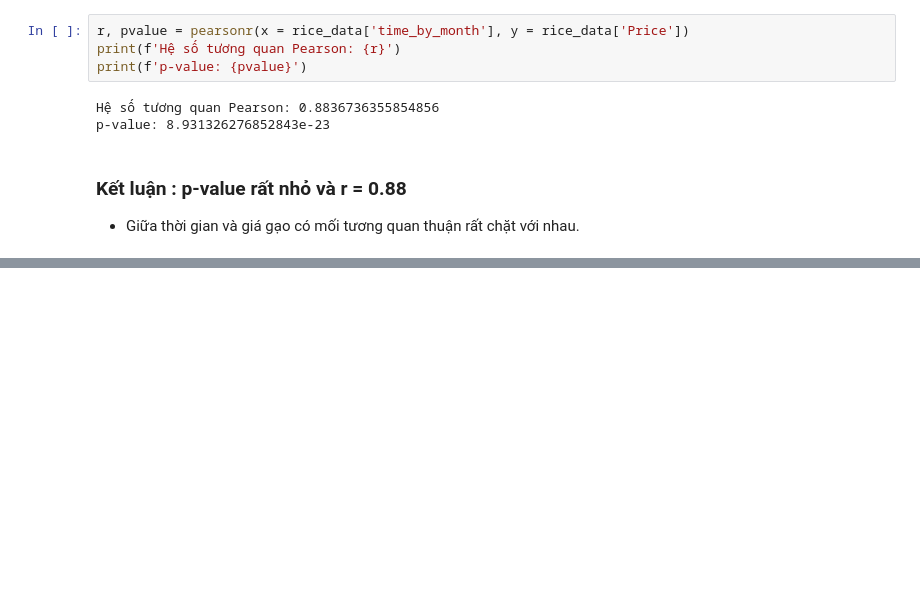
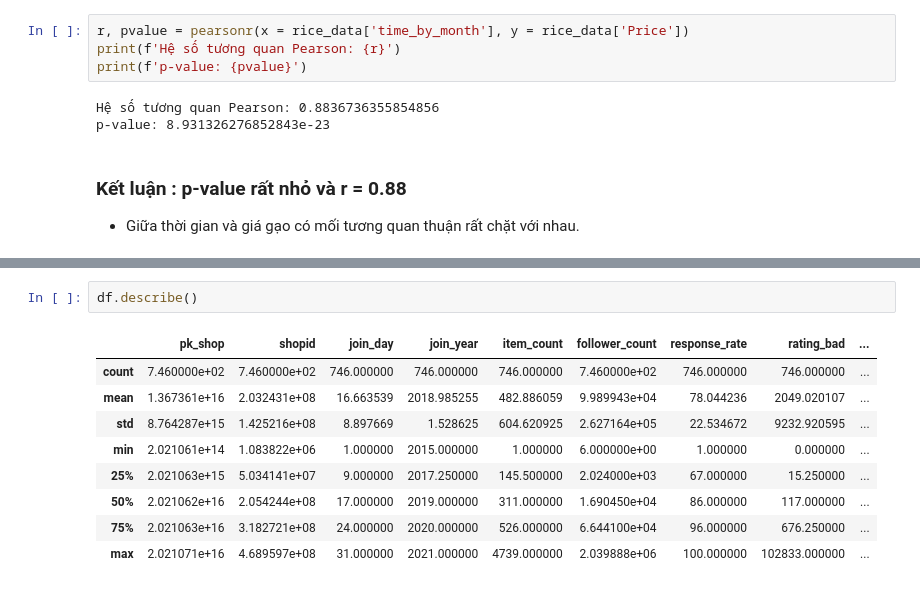
Before and after one commit to ShinNgao12/CodeGym_DA, a Jupyter notebook: Demo_KiemDinhTuongQuan.ipynb, the cells around one changed output, grey strips where cells are left out. Cells and saved outputs as stored; diff of their text form; blank space fills up the shorter version.

```diff
--- a/Demo_KiemDinhTuongQuan.ipynb
+++ b/Demo_KiemDinhTuongQuan.ipynb
@@ -76,0 +89,12 @@ p-value: 8.931326276852843e-23
+# %%
+df.describe()
+# %% [output]
+|  | pk_shop | shopid | join_day | join_year | item_count | follower_count | response_rate | rating_bad | ... |
+| count | 7.460000e+02 | 7.460000e+02 | 746.000000 | 746.000000 | 746.000000 | 7.460000e+02 | 746.000000 | 746.000000 | ... |
+| mean | 1.367361e+16 | 2.032431e+08 | 16.663539 | 2018.985255 | 482.886059 | 9.989943e+04 | 78.044236 | 2049.020107 | ... |
+| std | 8.764287e+15 | 1.425216e+08 | 8.897669 | 1.528625 | 604.620925 | 2.627164e+05 | 22.534672 | 9232.920595 | ... |
+| min | 2.021061e+14 | 1.083822e+06 | 1.000000 | 2015.000000 | 1.000000 | 6.000000e+00 | 1.000000 | 0.000000 | ... |
+| 25% | 2.021063e+15 | 5.034141e+07 | 9.000000 | 2017.250000 | 145.500000 | 2.024000e+03 | 67.000000 | 15.250000 | ... |
+| 50% | 2.021062e+16 | 2.054244e+08 | 17.000000 | 2019.000000 | 311.000000 | 1.690450e+04 | 86.000000 | 117.000000 | ... |
+| 75% | 2.021063e+16 | 3.182721e+08 | 24.000000 | 2020.000000 | 526.000000 | 6.644100e+04 | 96.000000 | 676.250000 | ... |
+| max | 2.021071e+16 | 4.689597e+08 | 31.000000 | 2021.000000 | 4739.000000 | 2.039888e+06 | 100.000000 | 102833.000000 | ... |
```
Also changed, not shown: parts of 23 cells of this notebook.
